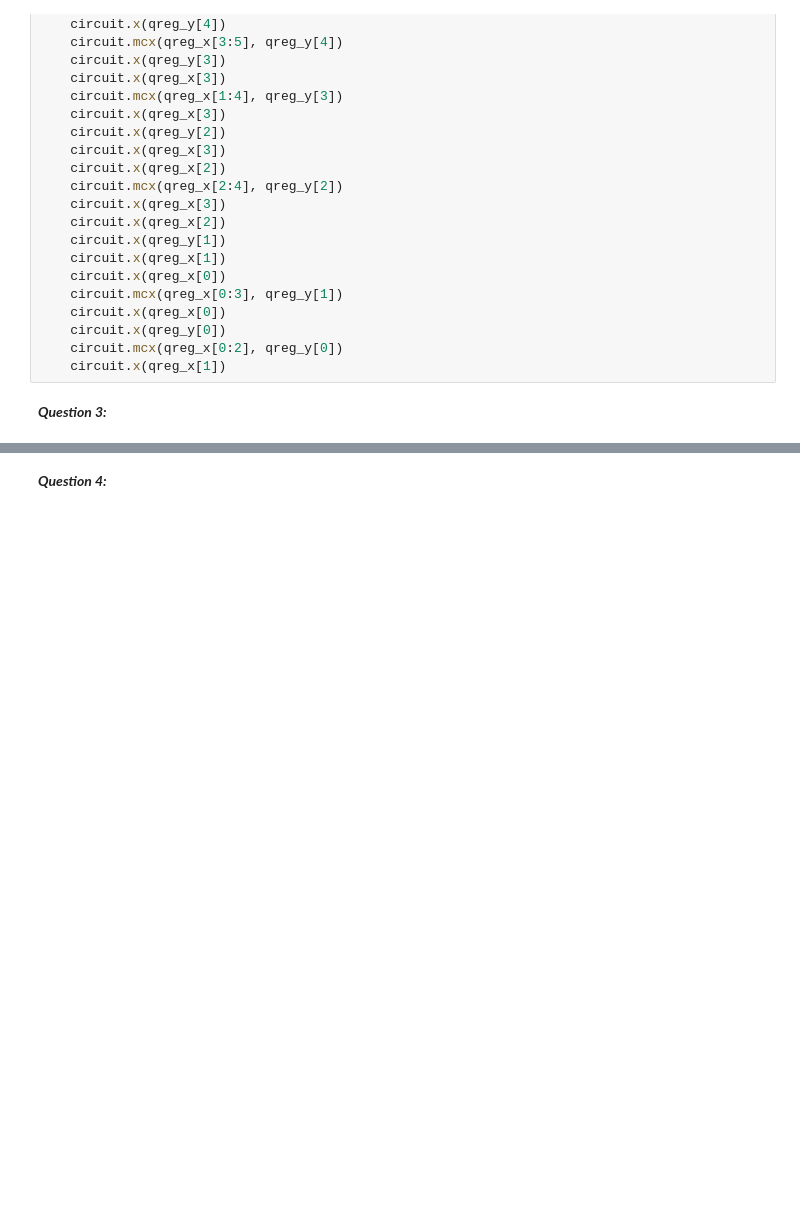
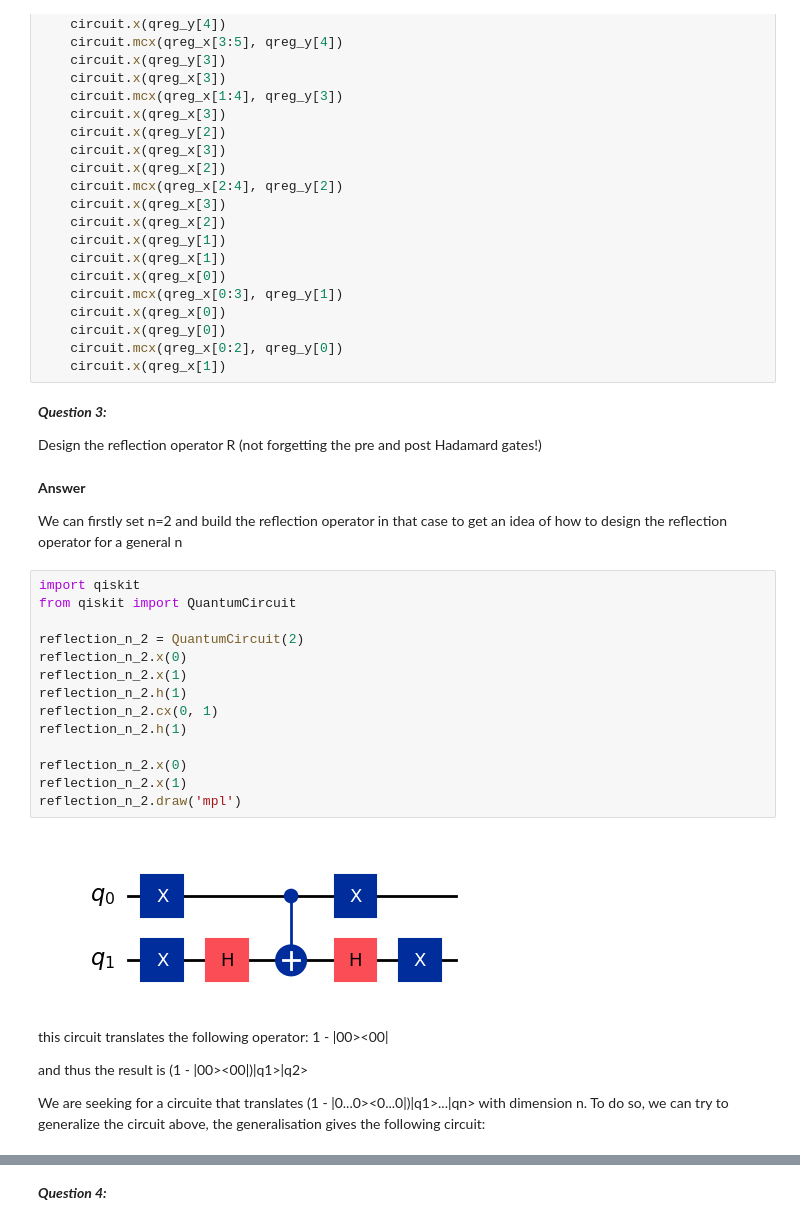
Before and after one commit to justadude12/QCProj2024, a Jupyter notebook: proj.ipynb, the cells around one changed output, grey strips where cells are left out. Cells and saved outputs as stored; diff of their text form; blank space fills up the shorter version.

Commit message:
Question 3 answered, maybe lacks a justification

```diff
--- a/proj.ipynb
+++ b/proj.ipynb
@@ -181,5 +181,33 @@ def uf(circuit, qreg_x, qreg_y, qreg_z):
     circuit.x(qreg_y[0])
     circuit.mcx(qreg_x[0:2], qreg_y[0])
     circuit.x(qreg_x[1])
-# %% [markdown]
-***Question 3:***
+# %% [markdown]
+***Question 3:***
+
+Design the reflection operator R (not forgetting the pre and post Hadamard gates!)
+# %% [markdown]
+**Answer**
+
+We can firstly set n=2 and build the reflection operator in that case to get an idea of how to design the reflection operator for a general n
+# %%
+import qiskit
+from qiskit import QuantumCircuit
+
+reflection_n_2 = QuantumCircuit(2)
+reflection_n_2.x(0)
+reflection_n_2.x(1)
+reflection_n_2.h(1)
+reflection_n_2.cx(0, 1)
+reflection_n_2.h(1)
+
+reflection_n_2.x(0)
+reflection_n_2.x(1)
+reflection_n_2.draw('mpl')
+# %% [output]
+[figure, added]
+# %% [markdown]
+this circuit translates the following operator: 1 - |00><00|
+
+and thus the result is (1 - |00><00|)|q1>|q2>
+
+We are seeking for a circuite that translates (1 - |0...0><0...0|)|q1>...|qn> with dimension n. To do so, we can try to generalize the circuit above, the generalisation gives the following circuit:
```
Also changed, not shown: parts of 1 cell of this notebook, 1 other file.
